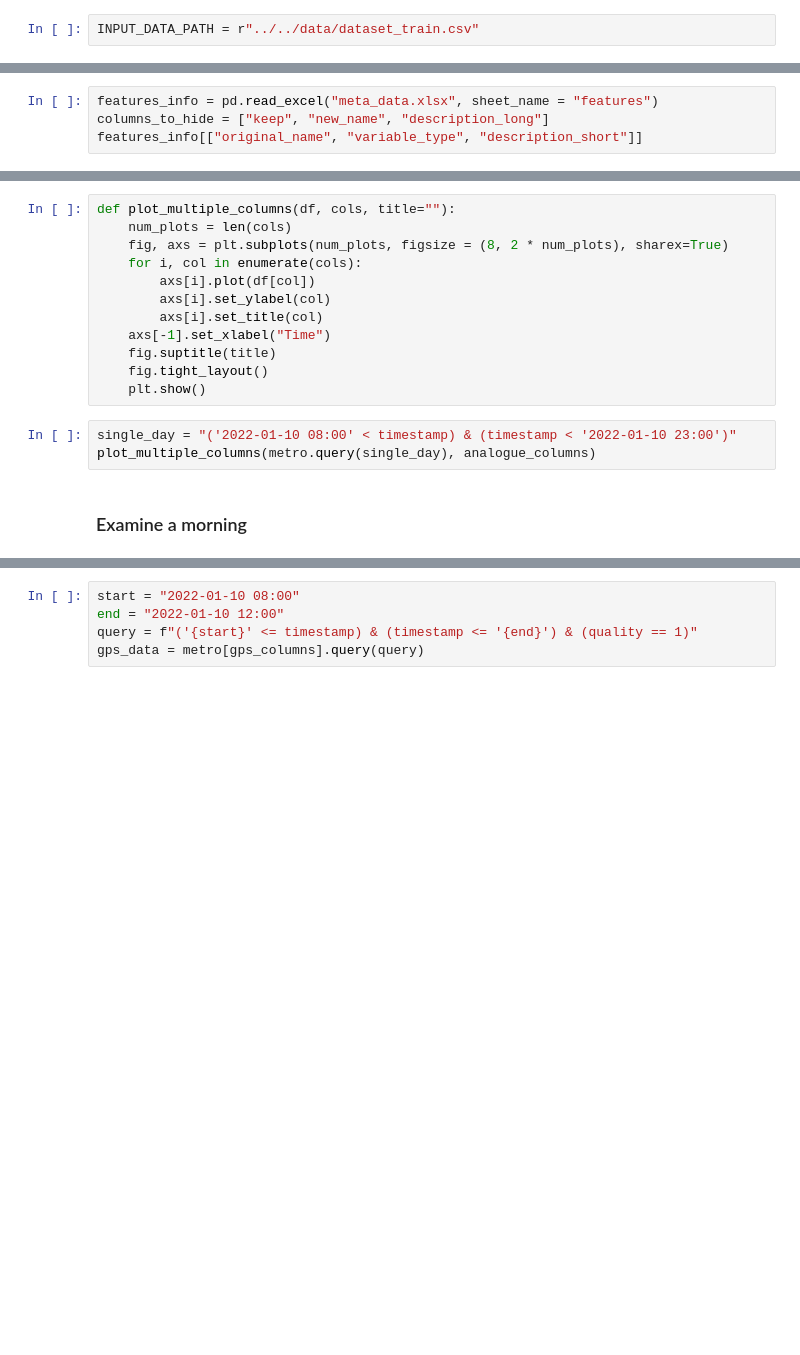
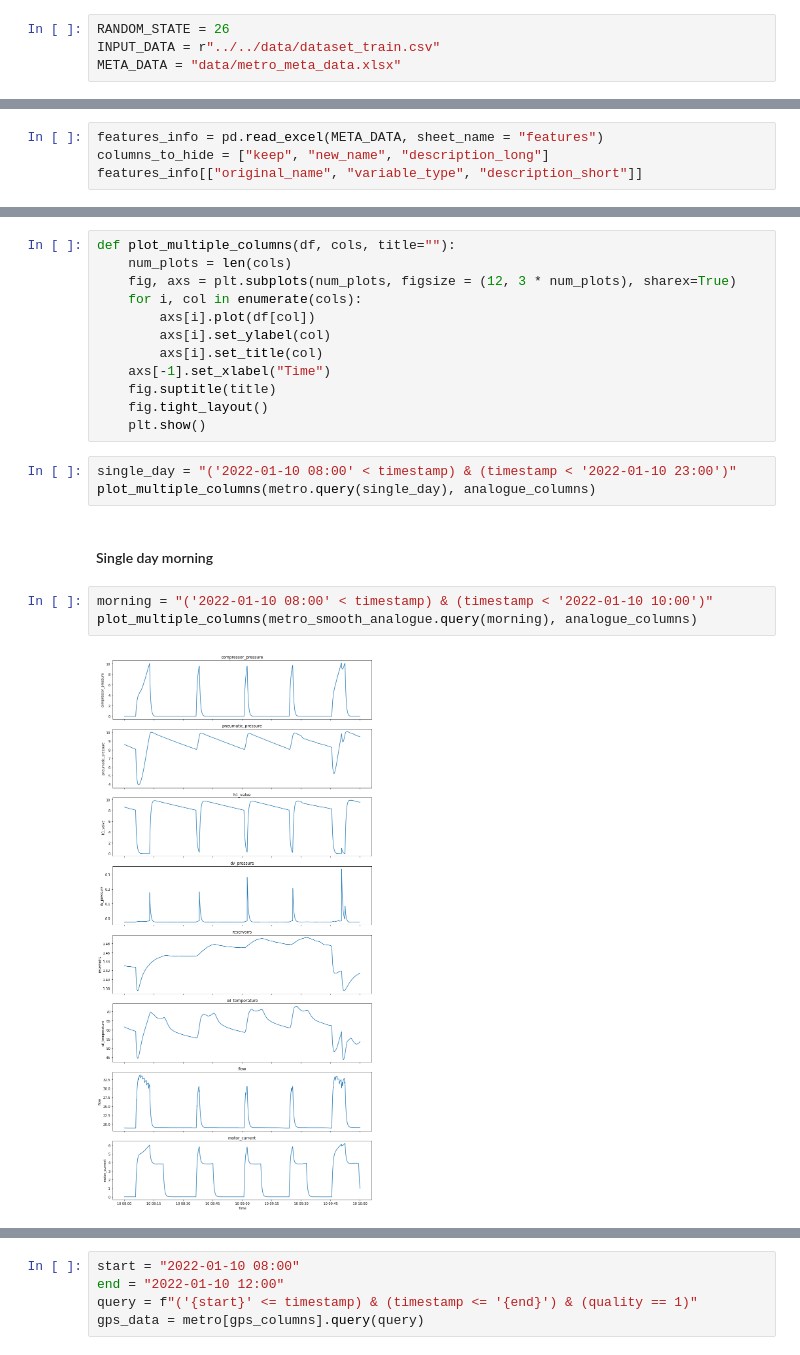
Before and after one commit to hrstnikolov/2022-data-science, a Jupyter notebook: final-project/metro-in-portugal-draft3.ipynb, the cells around one changed output, grey strips where cells are left out. Drawn from its saved outputs; the diff is of its cells as text; blank space fills up the shorter version.

```diff
--- a/final-project/metro-in-portugal-draft3.ipynb
+++ b/final-project/metro-in-portugal-draft3.ipynb
@@ -13,7 +13,9 @@ import plotly.express as px
 import plotly.graph_objects as go
 from plotly.subplots import make_subplots
 # %%
-INPUT_DATA_PATH = r"../../data/dataset_train.csv"
+RANDOM_STATE = 26
+INPUT_DATA = r"../../data/dataset_train.csv"
+META_DATA = "data/metro_meta_data.xlsx"
 # %% [markdown]
 # Metro in Porto, Portugal
 # %% [markdown]
@@ -39,7 +41,7 @@ Notes:
 # %% [markdown]
 ### Columns
 # %%
-features_info = pd.read_excel("meta_data.xlsx", sheet_name = "features")
+features_info = pd.read_excel(META_DATA, sheet_name = "features")
 columns_to_hide = ["keep", "new_name", "description_long"]
 features_info[["original_name", "variable_type", "description_short"]]
 # %% [output]
@@ -106,7 +198,7 @@ all_columns = np.concatenate([analogue_columns, digital_columns])
 # %%
 def plot_multiple_columns(df, cols, title=""):
     num_plots = len(cols)
-    fig, axs = plt.subplots(num_plots, figsize = (8, 2 * num_plots), sharex=True)
+    fig, axs = plt.subplots(num_plots, figsize = (12, 3 * num_plots), sharex=True)
     for i, col in enumerate(cols):
         axs[i].plot(df[col])
         axs[i].set_ylabel(col)
@@ -119,6 +211,11 @@ def plot_multiple_columns(df, cols, title=""):
 single_day = "('2022-01-10 08:00' < timestamp) & (timestamp < '2022-01-10 23:00')"
 plot_multiple_columns(metro.query(single_day), analogue_columns)
 # %% [markdown]
-### Examine a morning
+#### Single day morning
+# %%
+morning = "('2022-01-10 08:00' < timestamp) & (timestamp < '2022-01-10 10:00')"
+plot_multiple_columns(metro_smooth_analogue.query(morning), analogue_columns)
+# %% [output]
+[figure, added]
 # %%
 morning = "('2022-01-10 08:00' < timestamp) & (timestamp < '2022-01-10 10:00')"
```
Also changed, not shown: parts of 50 cells of this notebook.
